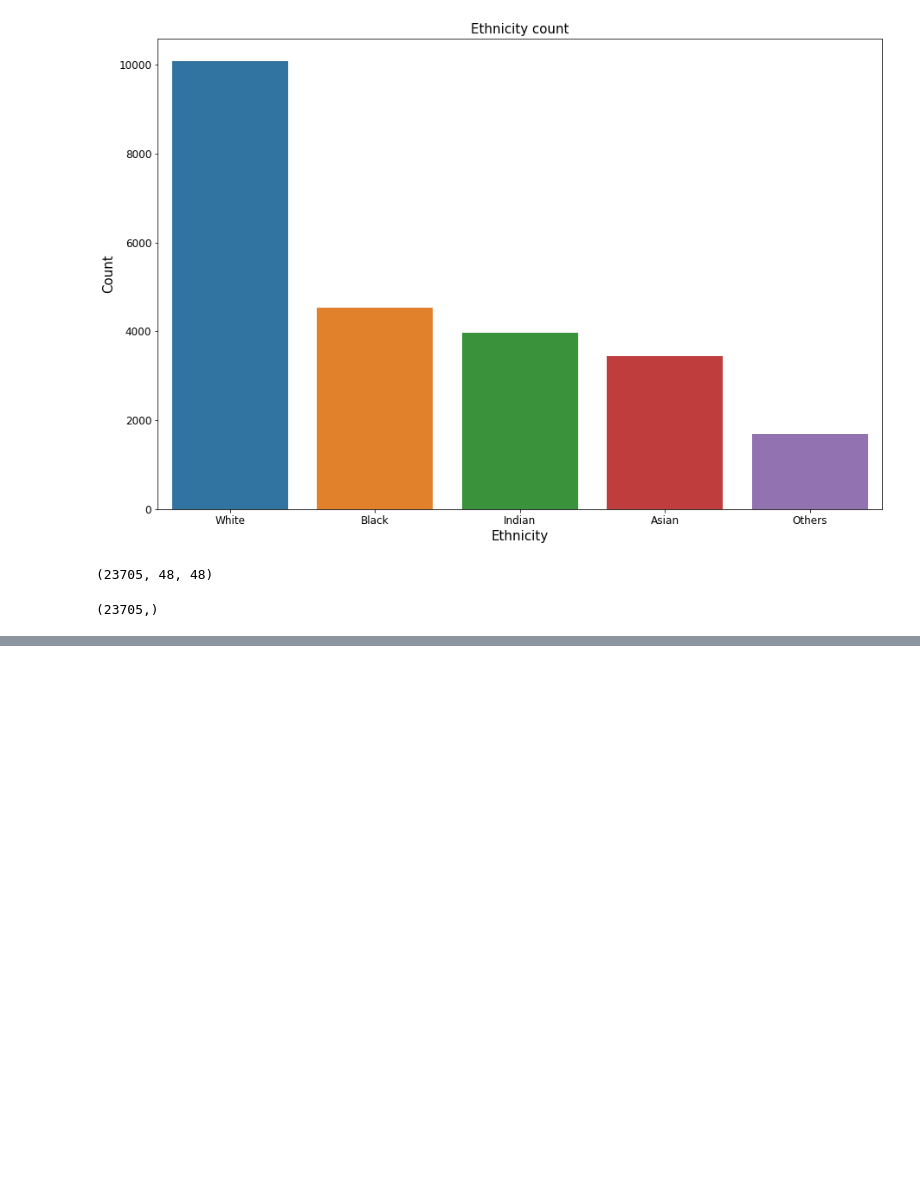
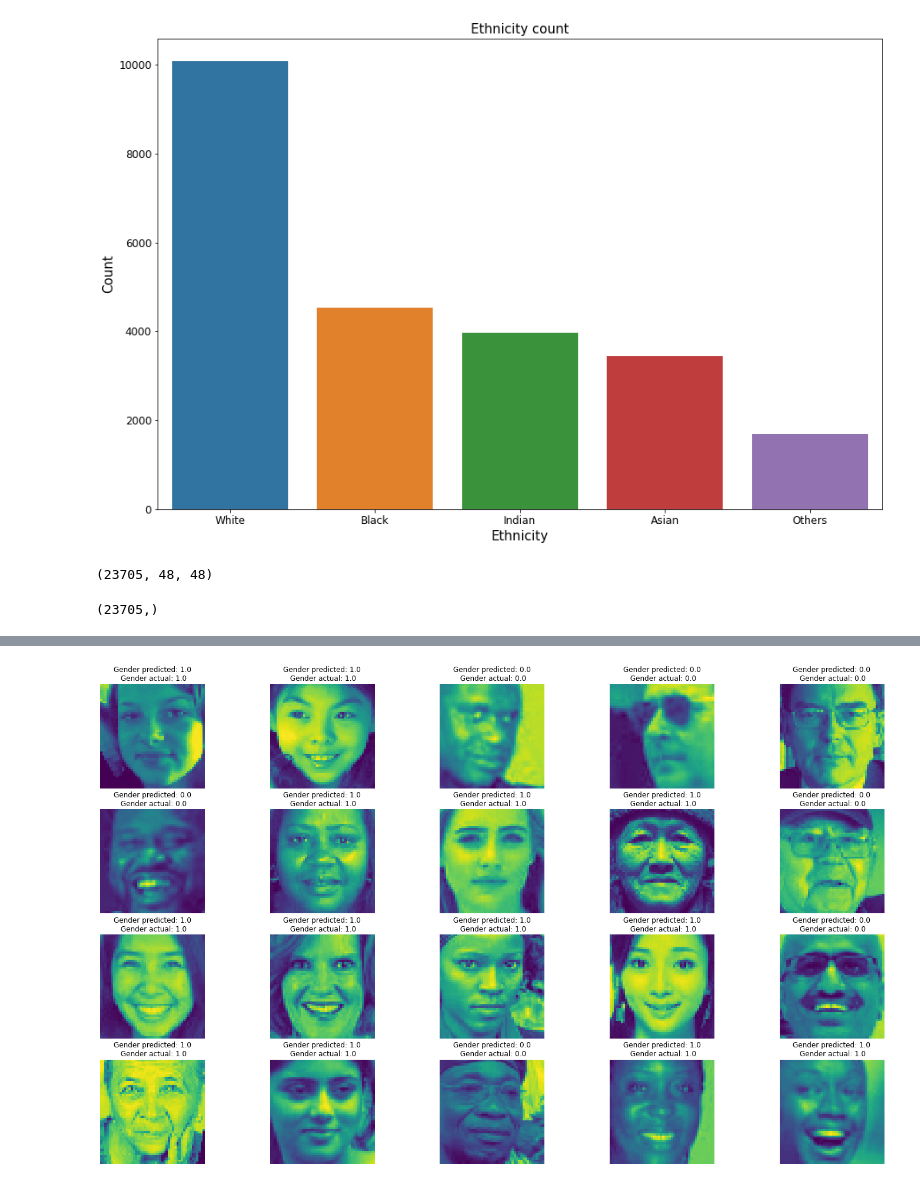
Before and after one commit to aydin-hasanli/age_gender_prediction, a Jupyter notebook: EDA.ipynb, the cells around one changed output, grey strips where cells are left out. Cells and saved outputs as stored; diff of their text form; code cells hidden in the pictures; blank space fills up the shorter version.

Commit message:
first preliminary gender model added

```diff
--- a/EDA.ipynb
+++ b/EDA.ipynb
@@ -164,0 +213,4 @@ df
+# %%
+history = model.fit(
+    X_train, y_train, epochs=20, validation_split=0.1, batch_size=16, validation_data=(X_test, y_test) ,callbacks=[callback]
+)
@@ -164,0 +273,12 @@ df
+# %%
+gender_model = build_model(1, activation='sigmoid', loss='binary_crossentropy')
+# %%
+gender_history = gender_model.fit(
+    X_train,
+    y_train,
+    validation_data=(X_test, y_test),
+    batch_size=8,
+    epochs=20,
+    callbacks=[tf.keras.callbacks.ReduceLROnPlateau()],
+    verbose=1
+)
@@ -164,0 +329,17 @@ df
+# %%
+y_pred=gender_model.predict(X_test)
+# %%
+fig, axes = plt.subplots(4,5, figsize=(25,15))
+# rand_number=np.random.randint(0, len(X), 20)
+for ax in axes.flat:
+    i=np.random.randint(0, len(y_test),1)
+    X_plot=X_test[i].reshape(48,48)
+
+    #print(X_plot.shape)
+    ax.imshow(X_plot)
+    ax.set_title( "Gender predicted: "+str(round(y_pred[i][0][0]))+ "\n Gender actual: "+str(round(y_pred[i][0][0] )))
+    #ax.set_title( )
+    ax.axis('off')
+plt.show()
+# %% [output]
+[figure, added]
```
Also changed, not shown: parts of 22 cells of this notebook.
